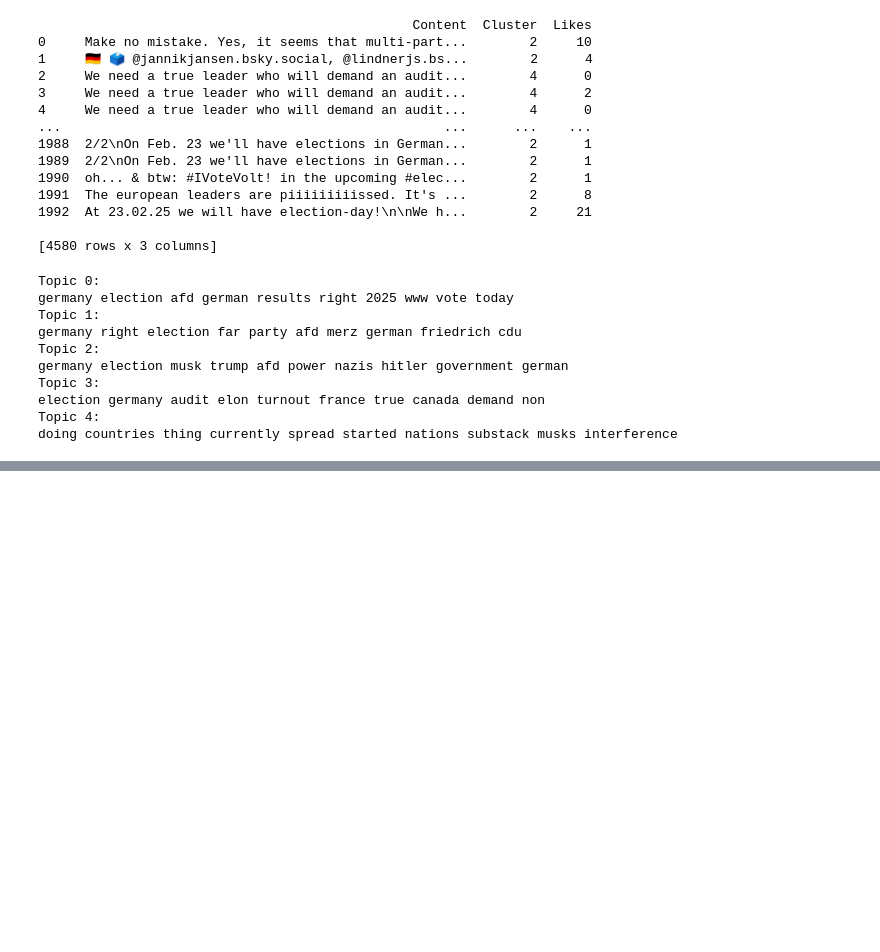
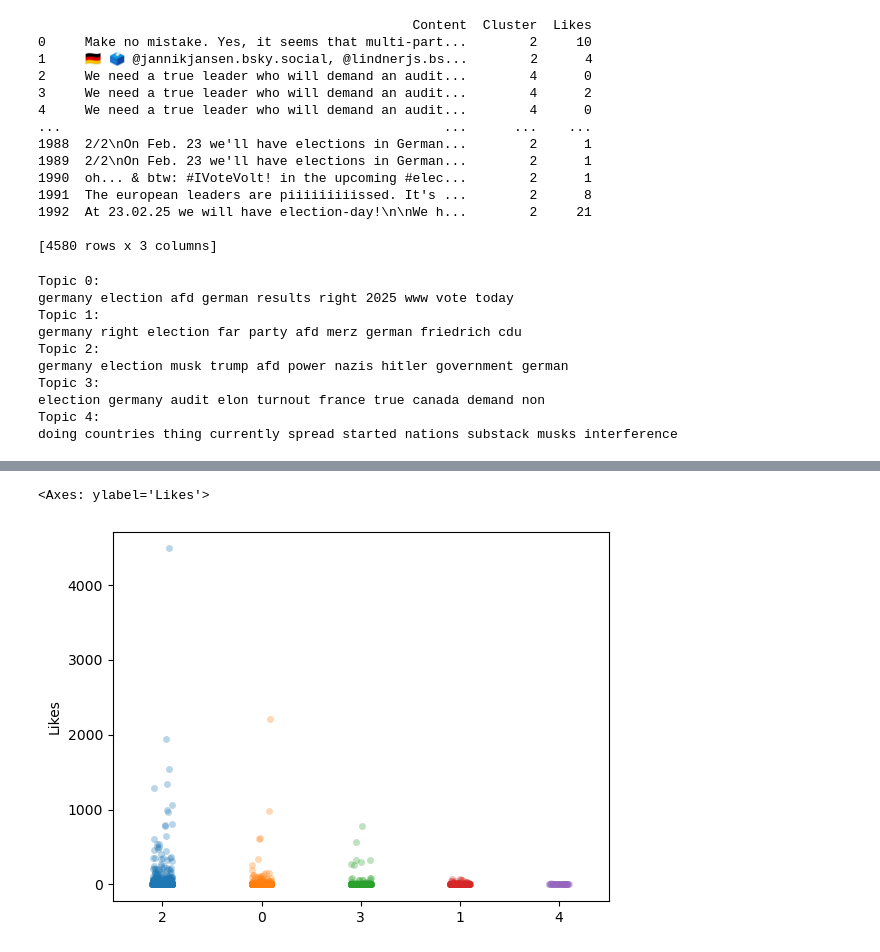
Before and after one commit to tonykelly00/social-media-election_project, a Jupyter notebook: notebooks/BlueSky.ipynb, the cells around one changed output, grey strips where cells are left out. Saved outputs shown, nothing was run; the diff lists cells and outputs as text; code cells hidden in the pictures; blank space fills up the shorter version.

```diff
--- a/notebooks/BlueSky.ipynb
+++ b/notebooks/BlueSky.ipynb
@@ -296,0 +395,9 @@ plt.show()
+# %%
+sns.stripplot(df[df['Cluster']==2], x=2, y='Likes', alpha=0.3)
+sns.stripplot(df[df['Cluster']==0], x=0, y='Likes', alpha=0.3)
+sns.stripplot(df[df['Cluster']==3], x=3, y='Likes', alpha=0.3)
+sns.stripplot(df[df['Cluster']==1], x=1, y='Likes', alpha=0.3)
+sns.stripplot(df[df['Cluster']==4], x=4, y='Likes', alpha=0.3)
+# %% [output]
+<Axes: ylabel='Likes'>
+[figure, added]
```
Also changed, not shown: parts of 15 cells of this notebook.
